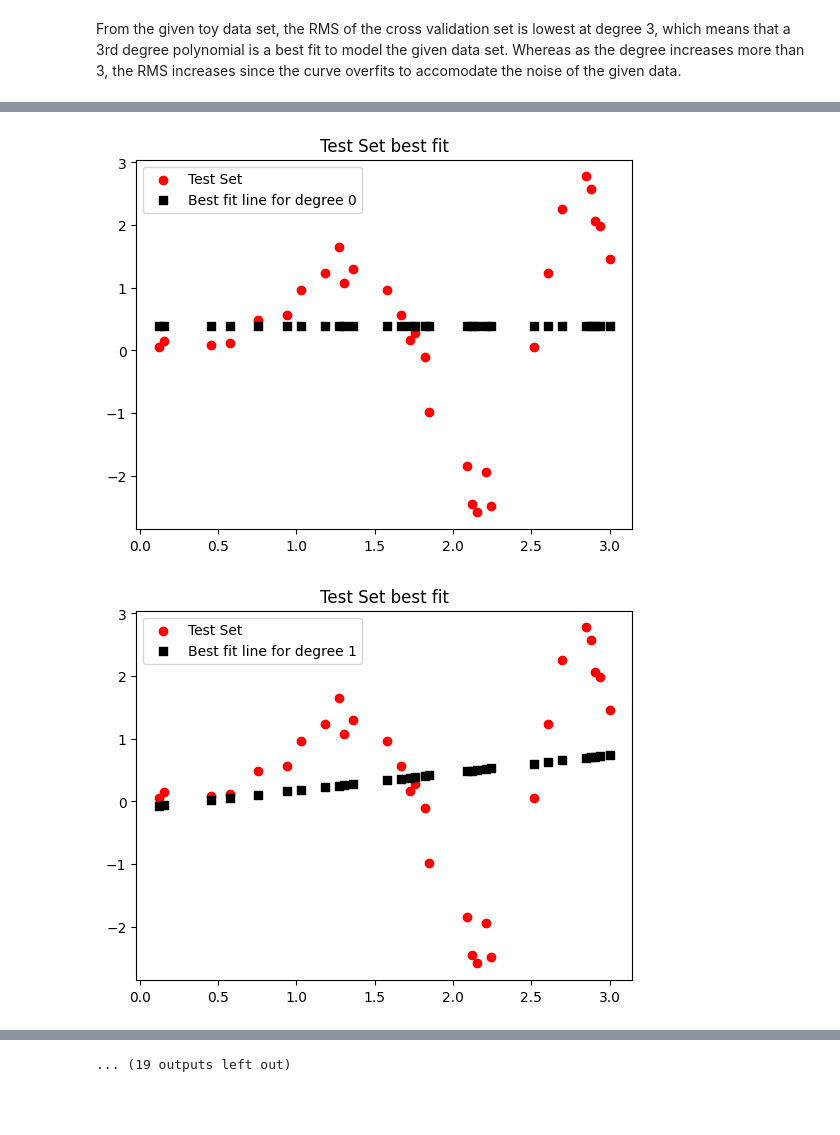
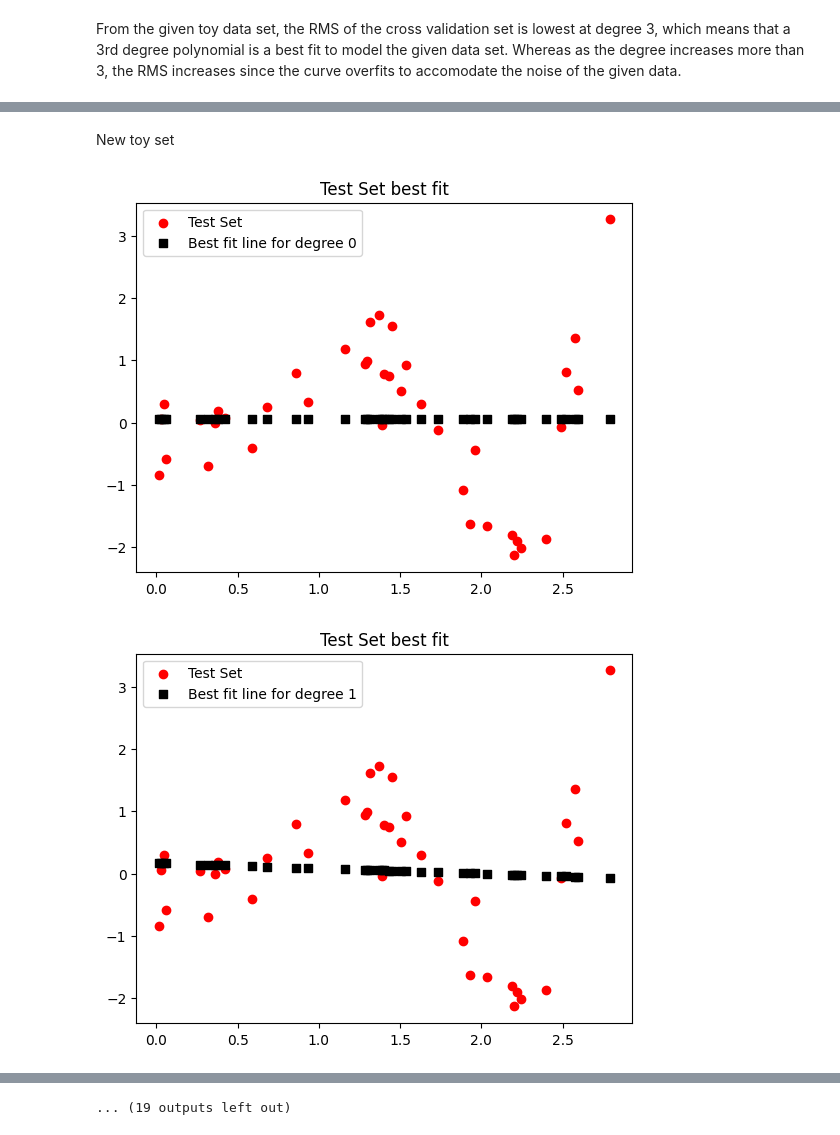
Before and after one commit to PKHR620/AP157-Lab, a Jupyter notebook: AP157_lab_assignment_A1.ipynb, the cells around one changed output, grey strips where cells are left out. Cells and saved outputs as stored; diff of their text form; code cells hidden in the pictures; blank space fills up the shorter version.

```diff
--- a/AP157_lab_assignment_A1.ipynb
+++ b/AP157_lab_assignment_A1.ipynb
@@ -135,7 +138,7 @@ From the given toy data set, the RMS of the cross validation set is lowest at de
 # %%
-x1 = np.linspace (0 , 3, 100)
+x1 = np.linspace (0 , 3, 200)
 y1 = np.zeros_like(x)
-e1 = np.random.normal(0, 0.05, 100)
+e1 = np.random.normal(0, 0.5, 200)
 y1 = x1*np.sin(x1**2) + e1
 plt.scatter(x1, y1, color = 'red', marker = 'x')
 plt.title('Toy data set')
@@ -145,36 +148,38 @@ plt.show()
+# %% [markdown]
+New toy set
 # %%
 yt = np.zeros(15)
 yt = y1
 # %%
 #Train test I didn't use cross validation this time so I just split it into 2, with a 0.3, 0.7 split
 def split(x, y):
-    x1test_cv, x1train, yttest_cv, yttrain = sklearn.model_selection.train_test_split(x, y, test_size = 0.3, train_size = 0.7)
+    x1test_cv, x1train, yttest_cv, yttrain = sklearn.model_selection.train_test_split(x, y, test_size = 0.2, train_size = 0.8)
     #Another split to be made to make 25 testing and 25 cross validation points
     xttest, xtcv, yttest, ytcv = sklearn.model_selection.train_test_split(x1test_cv, yttest_cv, test_size = 0.5, train_size = 0.5)
     #Call a blank array for the rms values
     return x1test_cv, x1train, yttest_cv, yttrain, xttest, xtcv, yttest, ytcv
 x1test_cv, x1train, yttest_cv, yttrain, xttest, xtcv, yttest, ytcv = split(x1, yt)
 #For loop for both the RMS, and plotting of the best fit curves
 def bestfit(setx, sety, index, title):
     rms_ttrain = np.zeros(index)
     for i in range(index):
         #Making a best fit curve for each degree
         ytfit = np.polyfit(setx, sety, i)
         p = np.poly1d(ytfit)
         #Getting the RMS for the training data
         rms_ttrain[i] = sklearn.metrics.root_mean_squared_error(sety, p(setx))
         #Plotting the values
         test = plt.scatter(setx, sety, color = 'red', label = 'Test Set')
         best_fit = plt.scatter(setx, p(setx),marker = ',', color = '0', label = 'Best fit line for degree ' +  str(i))
         plt.title(title)
         plt.legend()
         plt.show()
     return test, best_fit, rms_ttrain
 trtest, trbest_fit, trrms = bestfit(x1train, yttrain, 15, 'Test Set best fit')
 tetest, tebest_fit, terms = bestfit(x1test_cv, yttest_cv, 15, 'Train Set best fit')
 z1 = trrms.argmin()
 z2 = terms.argmin()
 print('The degree with the lowest RMSE in the test set is', z1,'The degree with the lowest RMSE in the training set is' , z2)
 # %% [output]
-[figure, old version]
+[figure, new version]
-[figure, old version]
+[figure, new version]
```
Also changed, not shown: parts of 11 cells of this notebook.
